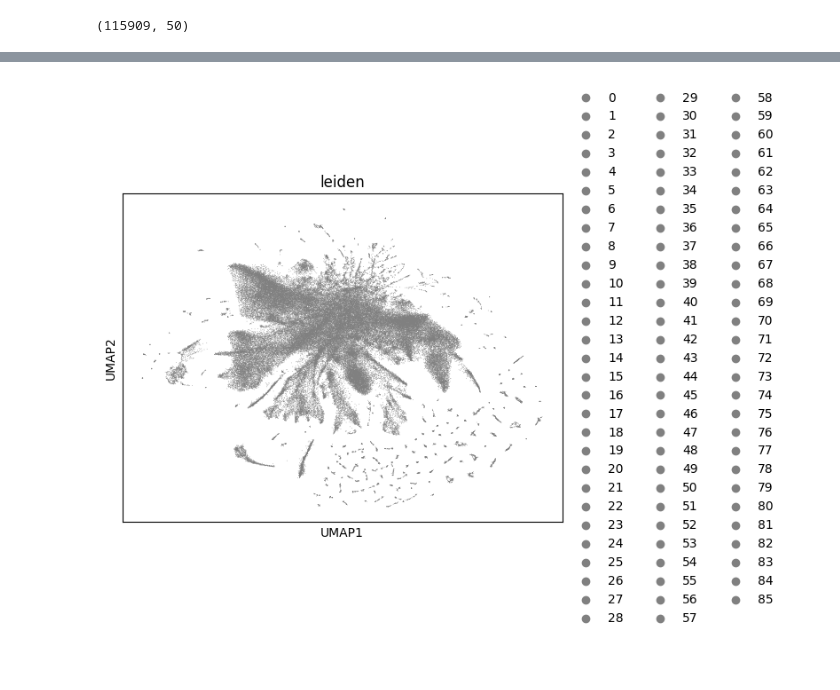
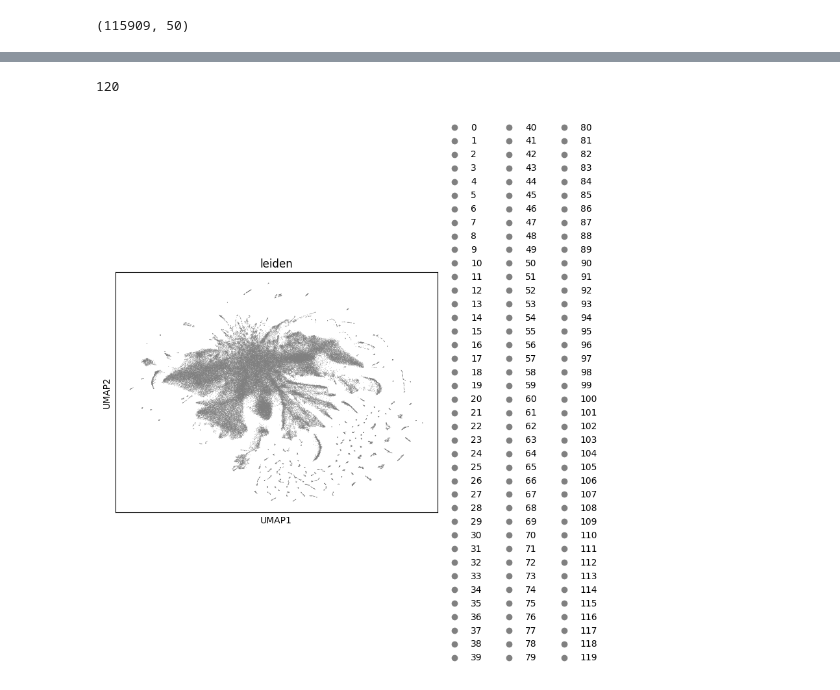
Before and after one commit to boeun02/scRNA-seq-Cancer-Immunology-Analysis, a Jupyter notebook: phase1_scrna/01_geo_pipeline.ipynb, the cells around one changed output, grey strips where cells are left out. Cells and saved outputs as stored; diff of their text form; code cells hidden in the pictures.

```diff
--- a/phase1_scrna/01_geo_pipeline.ipynb
+++ b/phase1_scrna/01_geo_pipeline.ipynb
@@ -318,10 +303,12 @@ sc.pl.umap(adata, color='leiden')
 # %%
 sc.pp.neighbors(adata, use_rep='X_pca_harmony')
 sc.tl.umap(adata)
-sc.tl.leiden(adata, resolution=0.005)
+sc.tl.leiden(adata, resolution=0.03)
+print(adata.obs['leiden'].nunique())
 sc.pl.umap(adata, color='leiden')
 # %% [output]
+120
-[figure, old version]
+[figure, new version]
 # %%
 print(adata.obs['leiden'].value_counts())
 print(f'클러스터 수: {adata.obs["leiden"].nunique()}')
```
Also changed, not shown: parts of 9 cells of this notebook.
